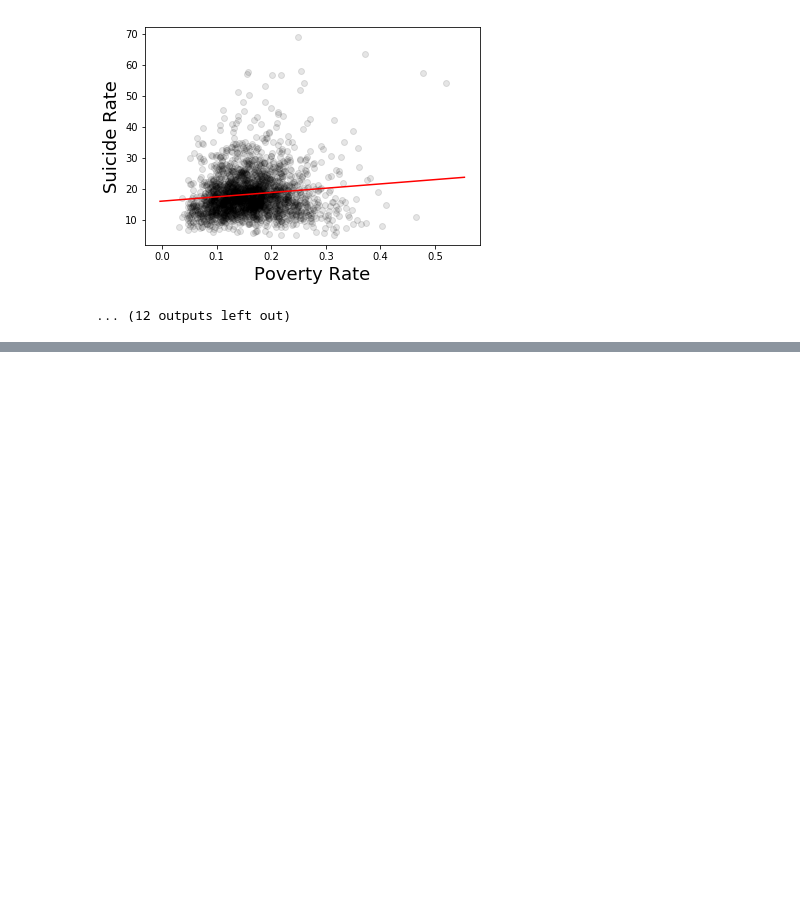
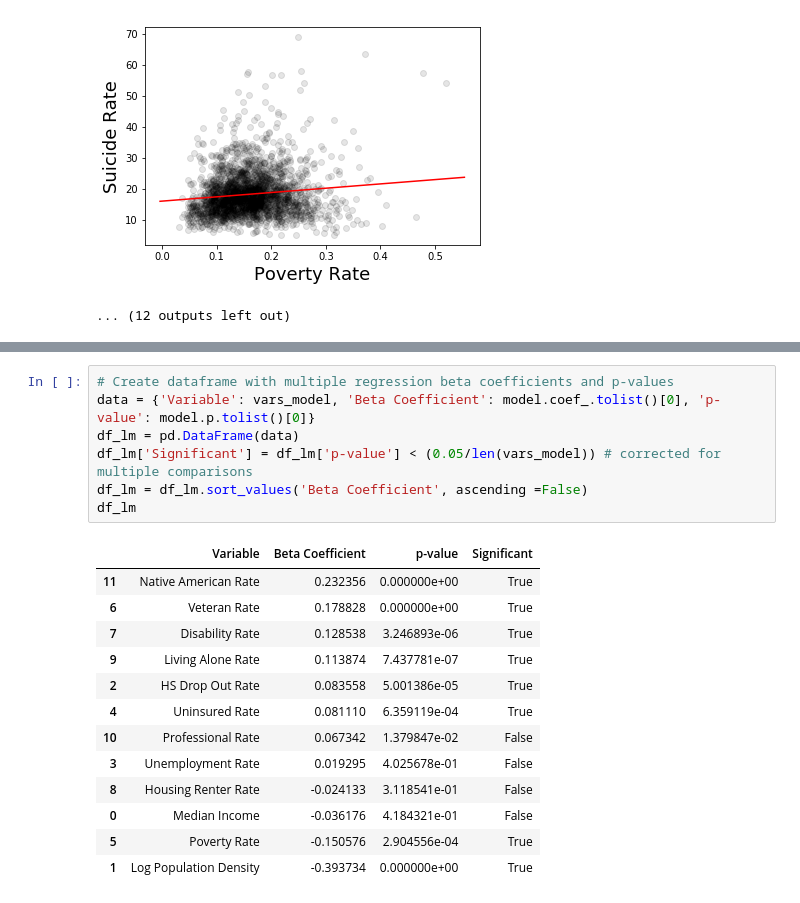
Before and after one commit to salkoffd/HappySauce, a Jupyter notebook: HappySauce.ipynb, the cells around one changed output, grey strips where cells are left out. Drawn from its saved outputs; the diff is of its cells as text; blank space fills up the shorter version.

```diff
--- a/HappySauce.ipynb
+++ b/HappySauce.ipynb
@@ -341,0 +377,21 @@ MSE: 0.43956874726475786, R2: 0.4635106193300559
+# %%
+# Create dataframe with multiple regression beta coefficients and p-values
+data = {'Variable': vars_model, 'Beta Coefficient': model.coef_.tolist()[0], 'p-value': model.p.tolist()[0]}
+df_lm = pd.DataFrame(data)
+df_lm['Significant'] = df_lm['p-value'] < (0.05/len(vars_model)) # corrected for multiple comparisons
+df_lm = df_lm.sort_values('Beta Coefficient', ascending =False)
+df_lm
+# %% [output]
+|  | Variable | Beta Coefficient | p-value | Significant |
+| 11 | Native American Rate | 0.232356 | 0.000000e+00 | True |
+| 6 | Veteran Rate | 0.178828 | 0.000000e+00 | True |
+| 7 | Disability Rate | 0.128538 | 3.246893e-06 | True |
+| 9 | Living Alone Rate | 0.113874 | 7.437781e-07 | True |
+| 2 | HS Drop Out Rate | 0.083558 | 5.001386e-05 | True |
+| 4 | Uninsured Rate | 0.081110 | 6.359119e-04 | True |
+| 10 | Professional Rate | 0.067342 | 1.379847e-02 | False |
+| 3 | Unemployment Rate | 0.019295 | 4.025678e-01 | False |
+| 8 | Housing Renter Rate | -0.024133 | 3.118541e-01 | False |
+| 0 | Median Income | -0.036176 | 4.184321e-01 | False |
+| 5 | Poverty Rate | -0.150576 | 2.904556e-04 | True |
+| 1 | Log Population Density | -0.393734 | 0.000000e+00 | True |
```
Also changed, not shown: parts of 6 cells of this notebook.
